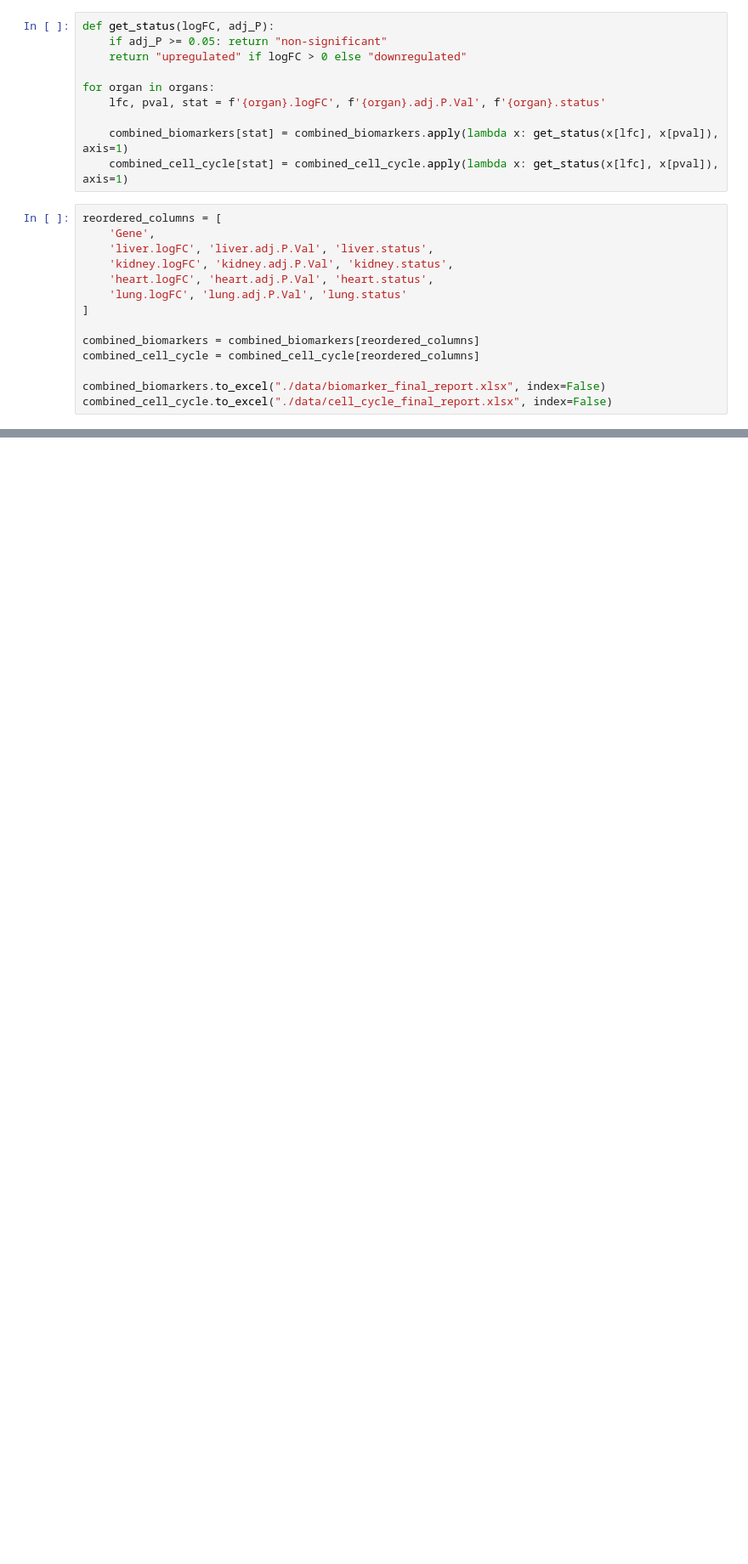
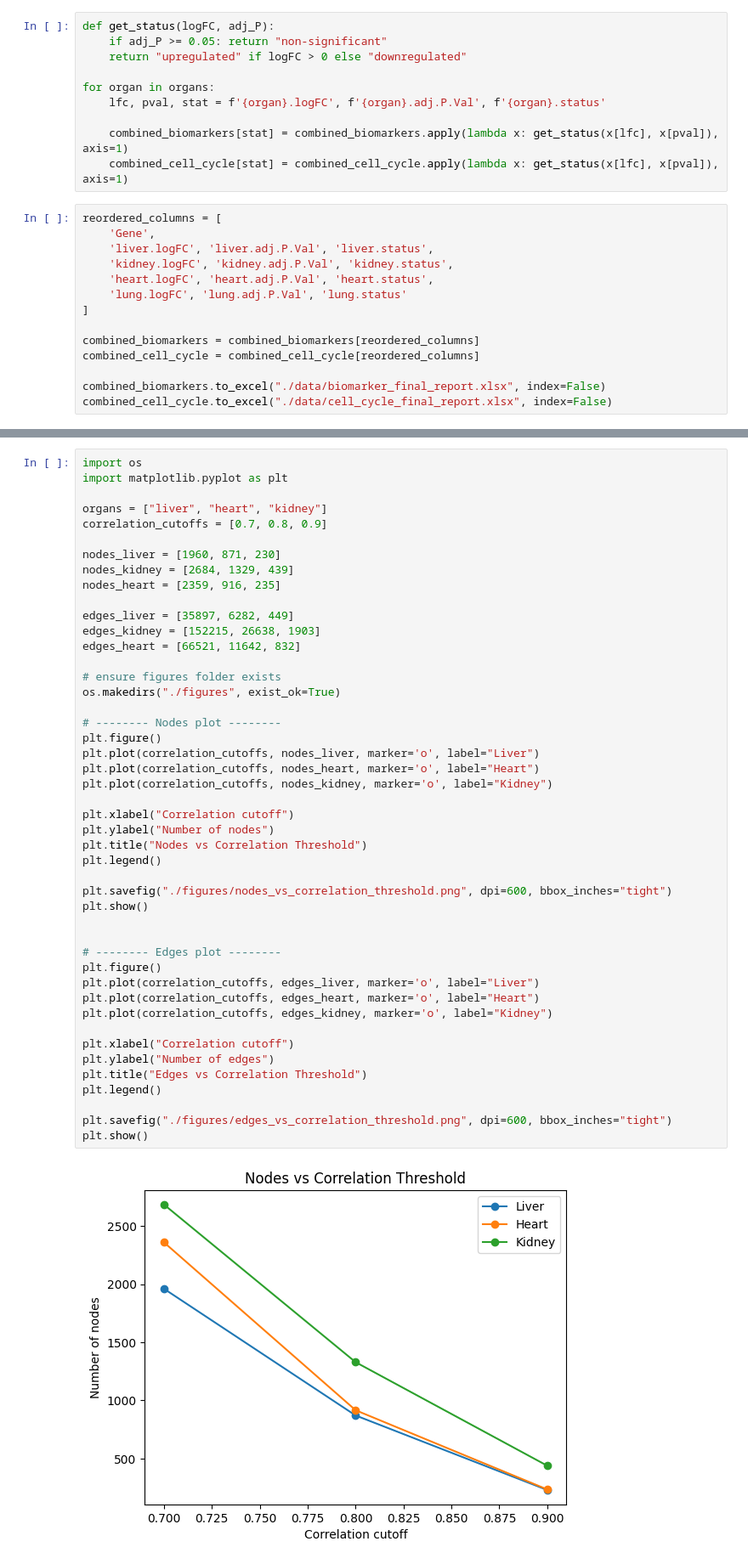
Before and after one commit to Poorvi-HC/Cross-Organ-Transplantation, a Jupyter notebook: analysis.ipynb, the cells around one changed output, grey strips where cells are left out. Shown at 85% size. Cells and saved outputs as stored; diff of their text form; blank space fills up the shorter version.

Commit message:
added new plots

```diff
--- a/analysis.ipynb
+++ b/analysis.ipynb
@@ -85,0 +88,48 @@ combined_cell_cycle.to_excel("./data/cell_cycle_final_report.xlsx", index=False)
+# %%
+import os
+import matplotlib.pyplot as plt
+
+organs = ["liver", "heart", "kidney"]
+correlation_cutoffs = [0.7, 0.8, 0.9]
+
+nodes_liver = [1960, 871, 230]
+nodes_kidney = [2684, 1329, 439]
+nodes_heart = [2359, 916, 235]
+
+edges_liver = [35897, 6282, 449]
+edges_kidney = [152215, 26638, 1903]
+edges_heart = [66521, 11642, 832]
+
+# ensure figures folder exists
+os.makedirs("./figures", exist_ok=True)
+
+# -------- Nodes plot --------
+plt.figure()
+plt.plot(correlation_cutoffs, nodes_liver, marker='o', label="Liver")
+plt.plot(correlation_cutoffs, nodes_heart, marker='o', label="Heart")
+plt.plot(correlation_cutoffs, nodes_kidney, marker='o', label="Kidney")
+
+plt.xlabel("Correlation cutoff")
+plt.ylabel("Number of nodes")
+plt.title("Nodes vs Correlation Threshold")
+plt.legend()
+
+plt.savefig("./figures/nodes_vs_correlation_threshold.png", dpi=600, bbox_inches="tight")
+plt.show()
+
+
+# -------- Edges plot --------
+plt.figure()
+plt.plot(correlation_cutoffs, edges_liver, marker='o', label="Liver")
+plt.plot(correlation_cutoffs, edges_heart, marker='o', label="Heart")
+plt.plot(correlation_cutoffs, edges_kidney, marker='o', label="Kidney")
+
+plt.xlabel("Correlation cutoff")
+plt.ylabel("Number of edges")
+plt.title("Edges vs Correlation Threshold")
+plt.legend()
+
+plt.savefig("./figures/edges_vs_correlation_threshold.png", dpi=600, bbox_inches="tight")
+plt.show()
+# %% [output]
+[figure, added]
```
Also changed, not shown: parts of 3 cells of this notebook, 3 other files.
